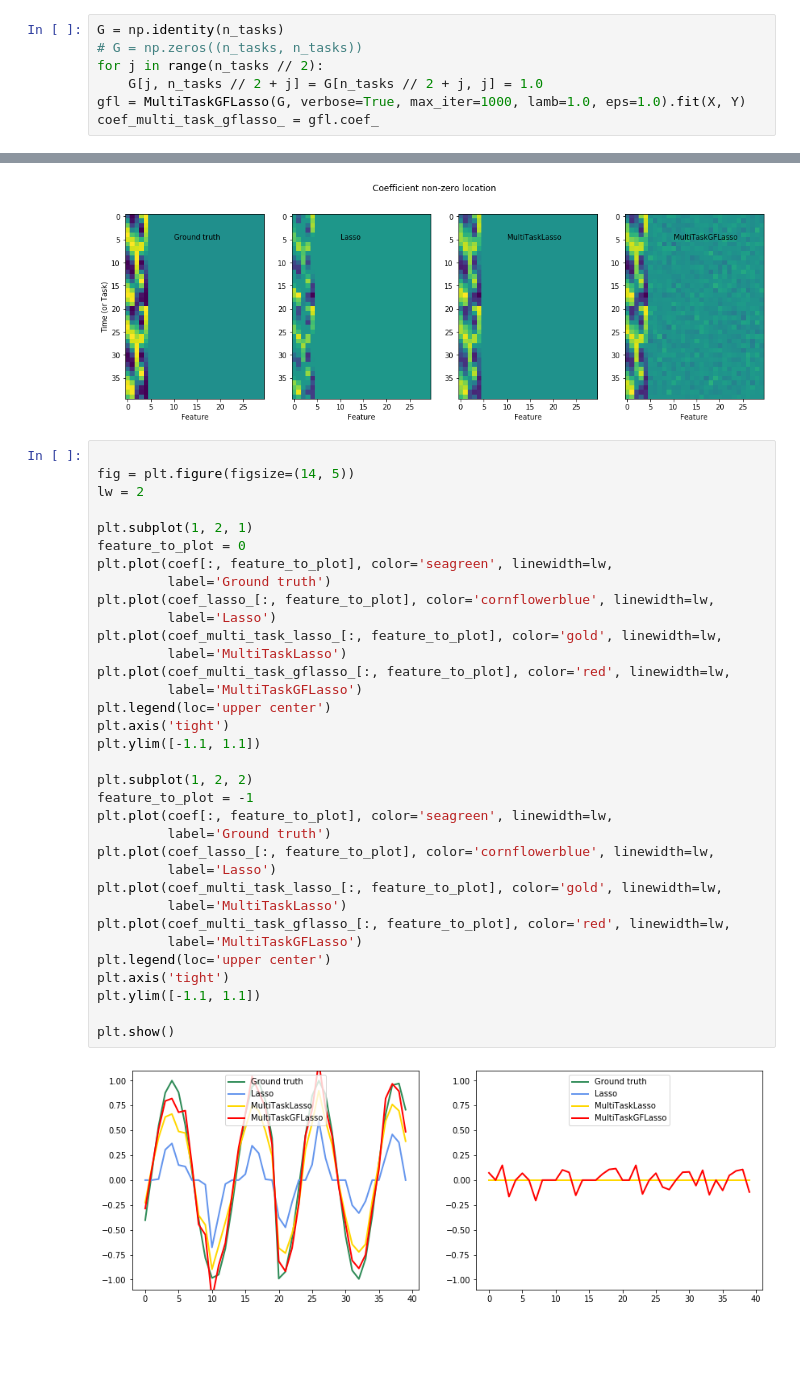
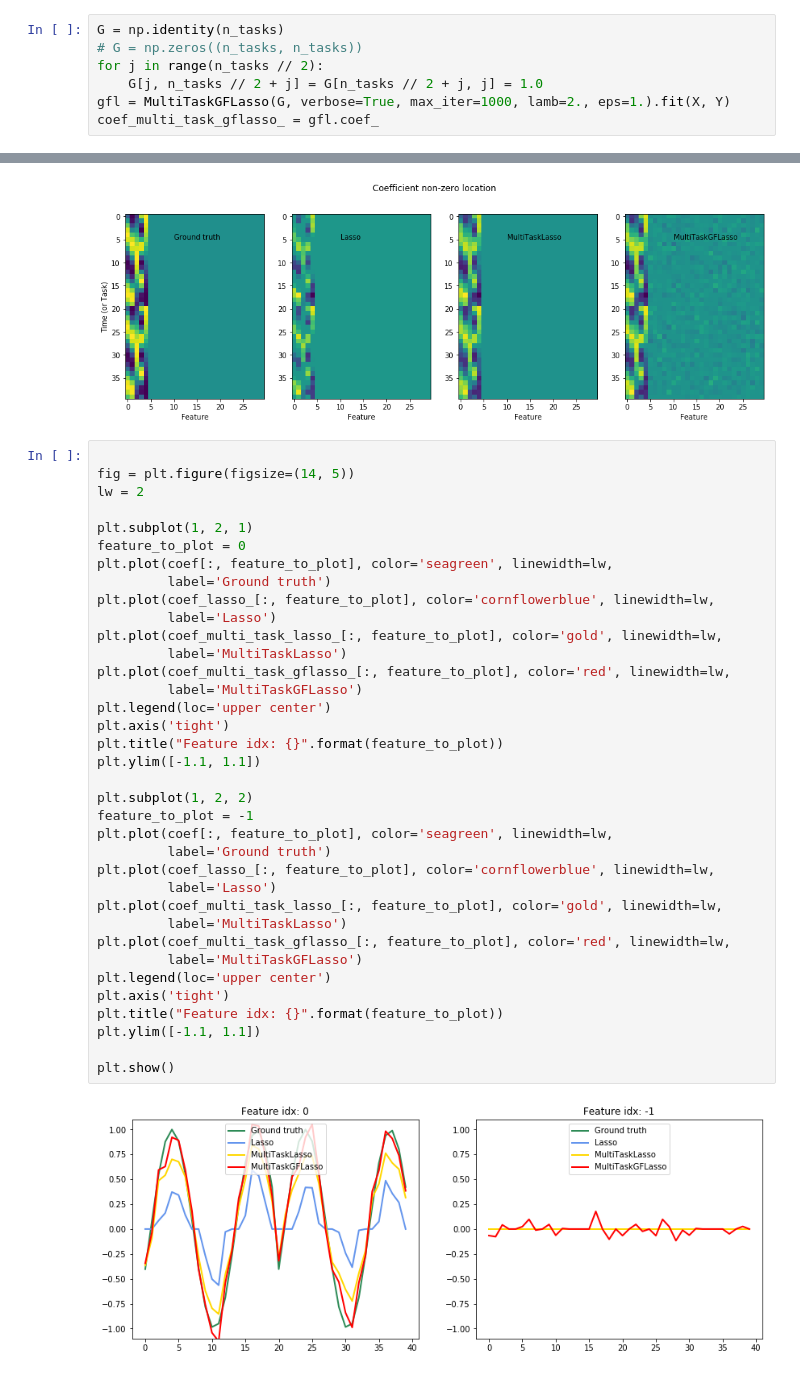
Before and after one commit to yuyay/pygflasso, a Jupyter notebook: example.ipynb, the cells around one changed output, grey strips where cells are left out. Drawn from its saved outputs; the diff is of its cells as text; blank space fills up the shorter version.

```diff
--- a/example.ipynb
+++ b/example.ipynb
@@ -29,6 +29,6 @@ G = np.identity(n_tasks)
 # G = np.zeros((n_tasks, n_tasks))
 for j in range(n_tasks // 2):
     G[j, n_tasks // 2 + j] = G[n_tasks // 2 + j, j] = 1.0
-gfl = MultiTaskGFLasso(G, verbose=True, max_iter=1000, lamb=1.0, eps=1.0).fit(X, Y)
+gfl = MultiTaskGFLasso(G, verbose=True, max_iter=1000, lamb=2., eps=1.).fit(X, Y)
 coef_multi_task_gflasso_ = gfl.coef_
 # %% [output]
@@ -80,31 +80,33 @@ lw = 2
 plt.subplot(1, 2, 1)
 feature_to_plot = 0
 plt.plot(coef[:, feature_to_plot], color='seagreen', linewidth=lw,
          label='Ground truth')
 plt.plot(coef_lasso_[:, feature_to_plot], color='cornflowerblue', linewidth=lw,
          label='Lasso')
 plt.plot(coef_multi_task_lasso_[:, feature_to_plot], color='gold', linewidth=lw,
          label='MultiTaskLasso')
 plt.plot(coef_multi_task_gflasso_[:, feature_to_plot], color='red', linewidth=lw,
          label='MultiTaskGFLasso')
 plt.legend(loc='upper center')
 plt.axis('tight')
+plt.title("Feature idx: {}".format(feature_to_plot))
 plt.ylim([-1.1, 1.1])
 
 plt.subplot(1, 2, 2)
 feature_to_plot = -1
 plt.plot(coef[:, feature_to_plot], color='seagreen', linewidth=lw,
          label='Ground truth')
 plt.plot(coef_lasso_[:, feature_to_plot], color='cornflowerblue', linewidth=lw,
          label='Lasso')
 plt.plot(coef_multi_task_lasso_[:, feature_to_plot], color='gold', linewidth=lw,
          label='MultiTaskLasso')
 plt.plot(coef_multi_task_gflasso_[:, feature_to_plot], color='red', linewidth=lw,
          label='MultiTaskGFLasso')
 plt.legend(loc='upper center')
 plt.axis('tight')
+plt.title("Feature idx: {}".format(feature_to_plot))
 plt.ylim([-1.1, 1.1])
 
 plt.show()
 # %% [output]
-[figure, old version]
+[figure, new version]
```
Also changed, not shown: parts of 1 cell of this notebook, 2 other files.
